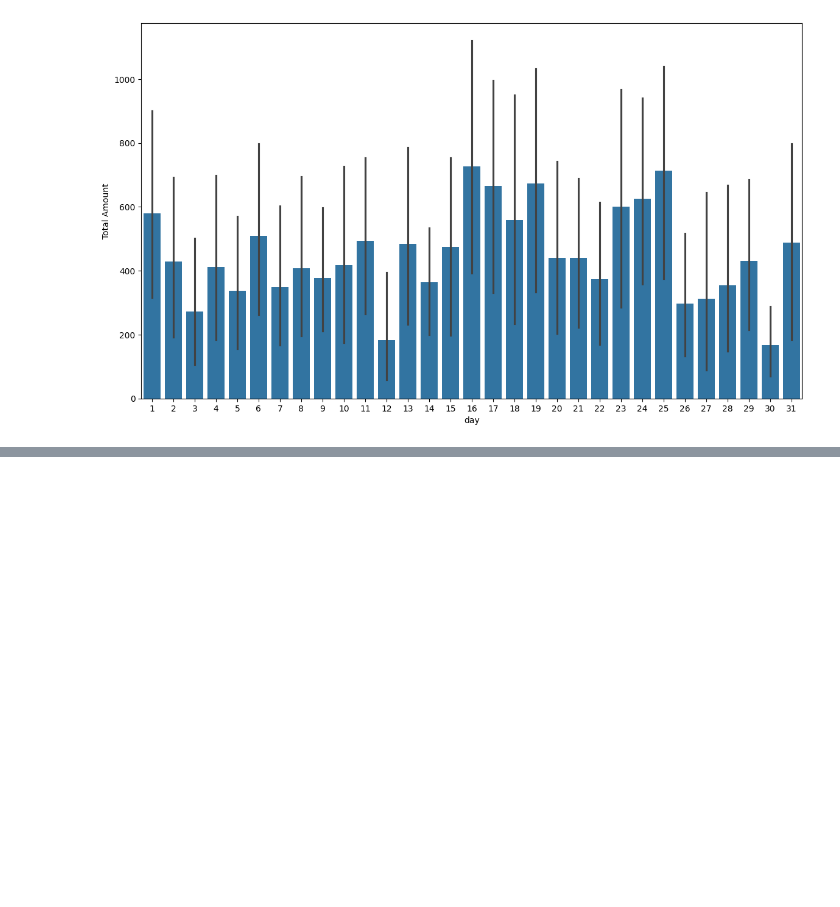
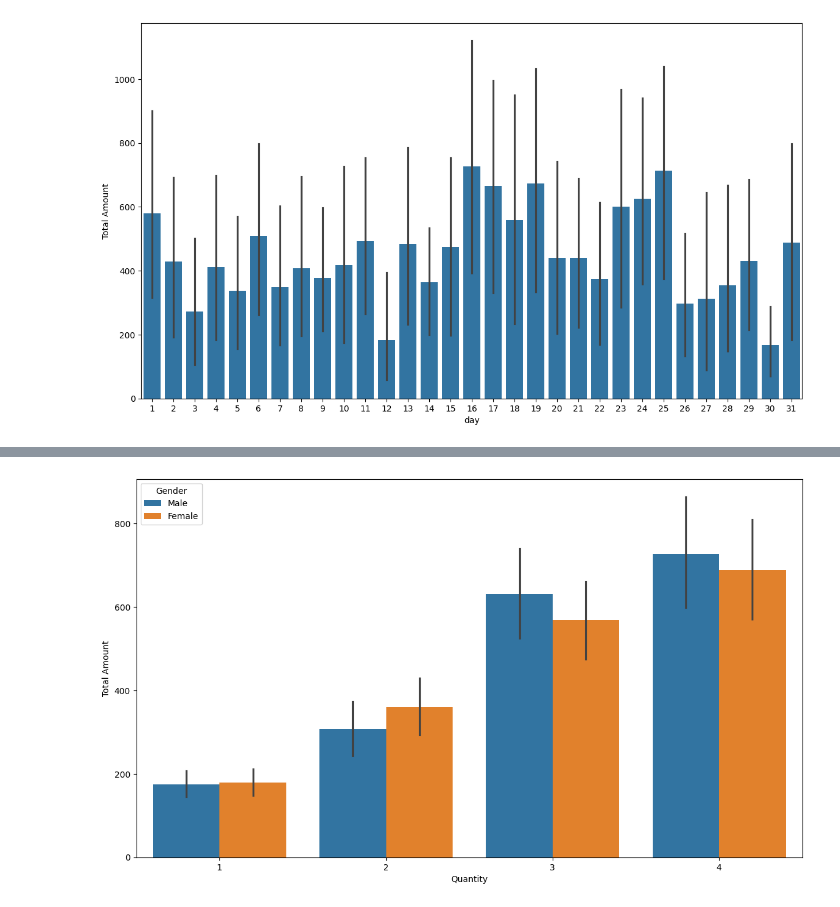
Before and after one commit to msnkr/Retail-Sales-Dataset, a Jupyter notebook: retail_sales.ipynb, the cells around one changed output, grey strips where cells are left out. Cells and saved outputs as stored; diff of their text form; code cells hidden in the pictures; blank space fills up the shorter version.

```diff
--- a/retail_sales.ipynb
+++ b/retail_sales.ipynb
@@ -100,0 +105,4 @@ sns.barplot(data=gender_m, x="day", y="Total Amount")
+# %%
+sns.barplot(data=df, x="Quantity", y="Total Amount", hue="Gender")
+# %% [output]
+[figure, added]
```
Also changed, not shown: parts of 1 cell of this notebook.
